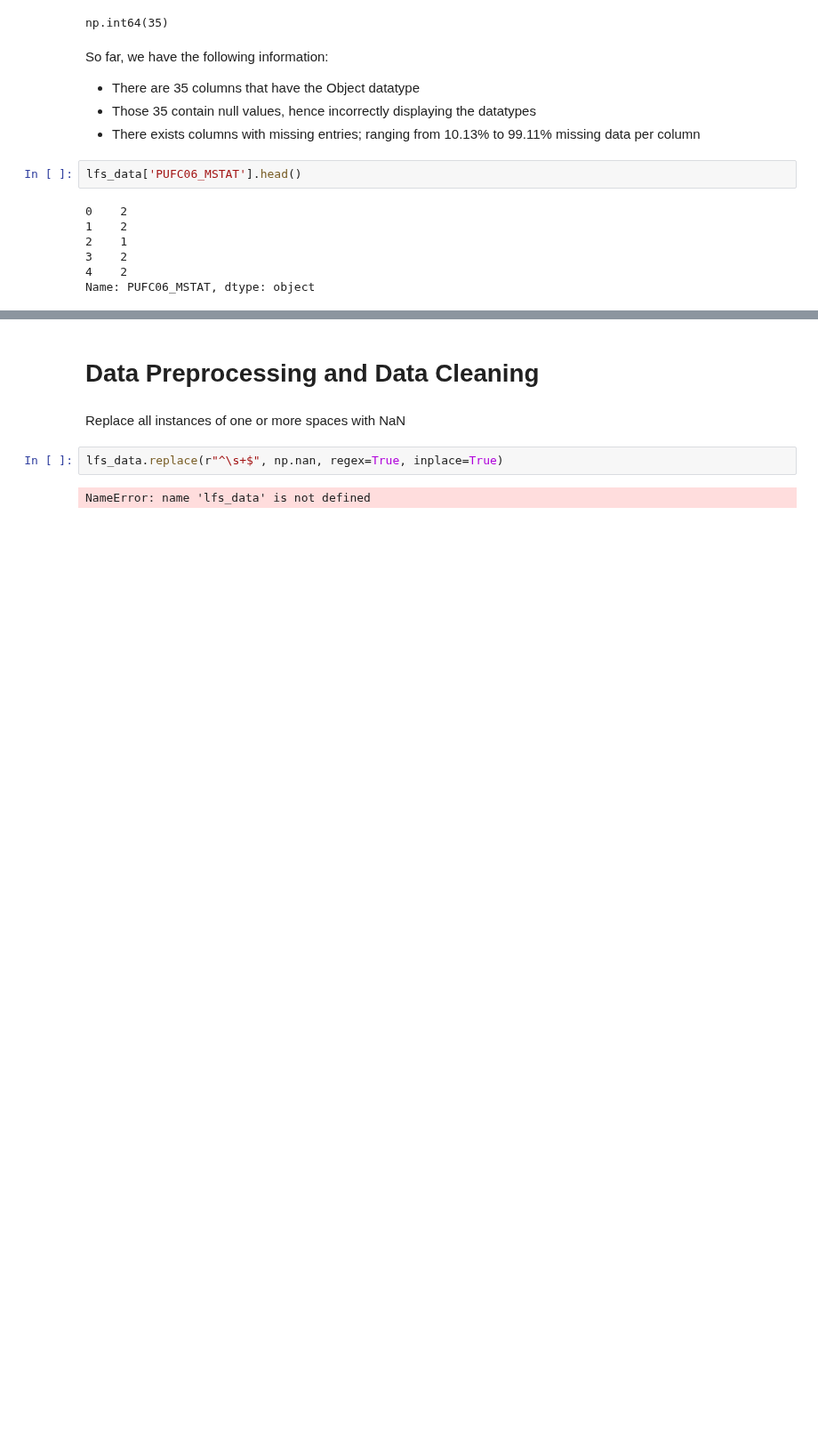
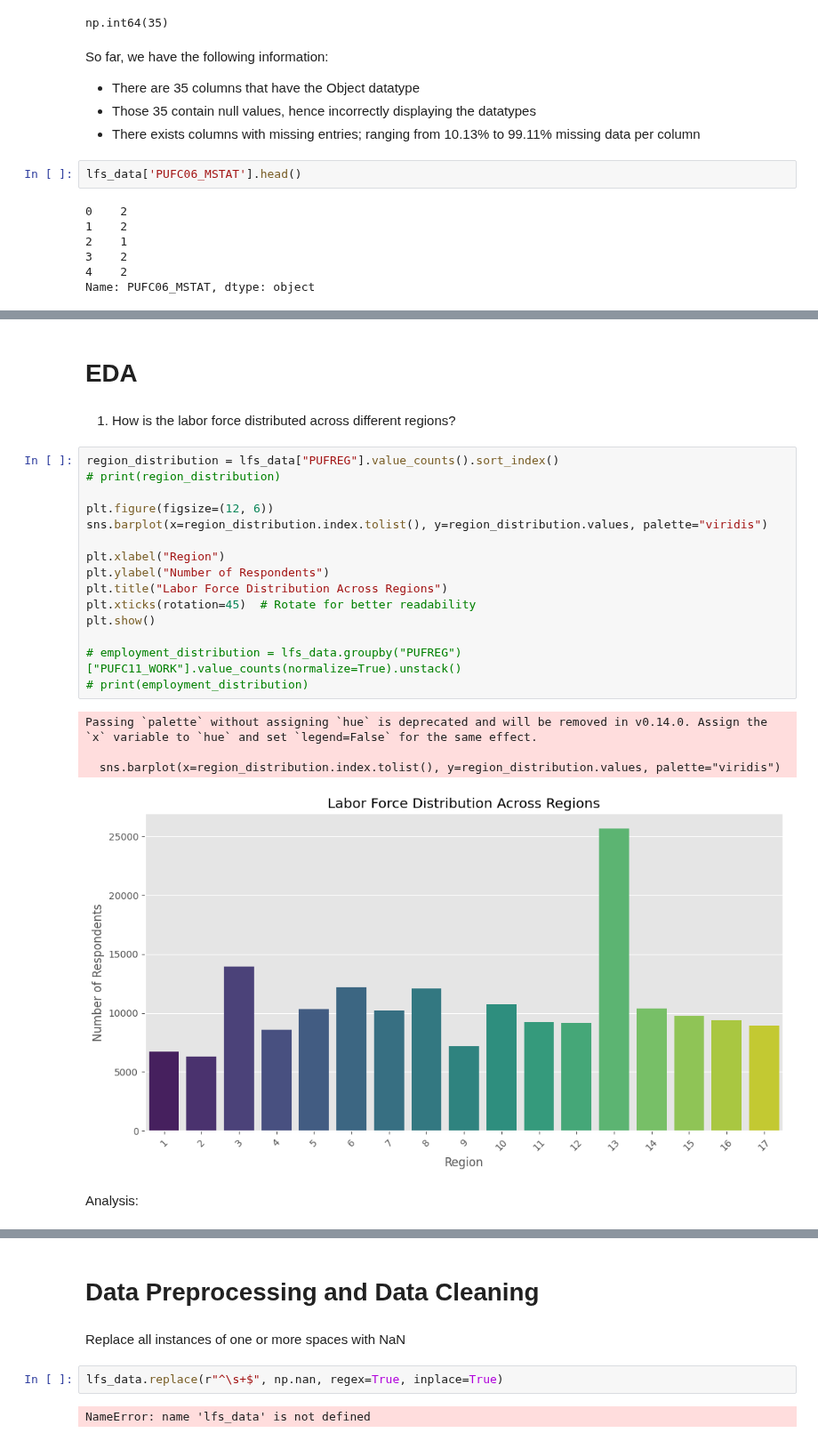
Before and after one commit to devonjavier/STINTSY-Project, a Jupyter notebook: STINTSY_MCO_LFS.ipynb, the cells around one changed output, grey strips where cells are left out. Shown at 89% size. Saved outputs shown, nothing was run; the diff lists cells and outputs as text; blank space fills up the shorter version.

Commit message:
EDA 12345 12 needs analysis 345 needs working on

```diff
--- a/STINTSY_MCO_LFS.ipynb
+++ b/STINTSY_MCO_LFS.ipynb
@@ -211,0 +249,26 @@ lfs_data.isnull().sum()
+# %% [markdown]
+<h1>EDA</h1>
+# %% [markdown]
+1. How is the labor force distributed across different regions?
+# %%
+region_distribution = lfs_data["PUFREG"].value_counts().sort_index()
+# print(region_distribution)
+
+plt.figure(figsize=(12, 6))
+sns.barplot(x=region_distribution.index.tolist(), y=region_distribution.values, palette="viridis")
+
+plt.xlabel("Region")
+plt.ylabel("Number of Respondents")
+plt.title("Labor Force Distribution Across Regions")
+plt.xticks(rotation=45)  # Rotate for better readability
+plt.show()
+
+# employment_distribution = lfs_data.groupby("PUFREG")["PUFC11_WORK"].value_counts(normalize=True).unstack()
+# print(employment_distribution)
+# %% [output]
+Passing `palette` without assigning `hue` is deprecated and will be removed in v0.14.0. Assign the `x` variable to `hue` and set `legend=False` for the same effect.
+
+  sns.barplot(x=region_distribution.index.tolist(), y=region_distribution.values, palette="viridis")
+[figure, added]
+# %% [markdown]
+Analysis:
```
Also changed, not shown: parts of 16 cells of this notebook.
